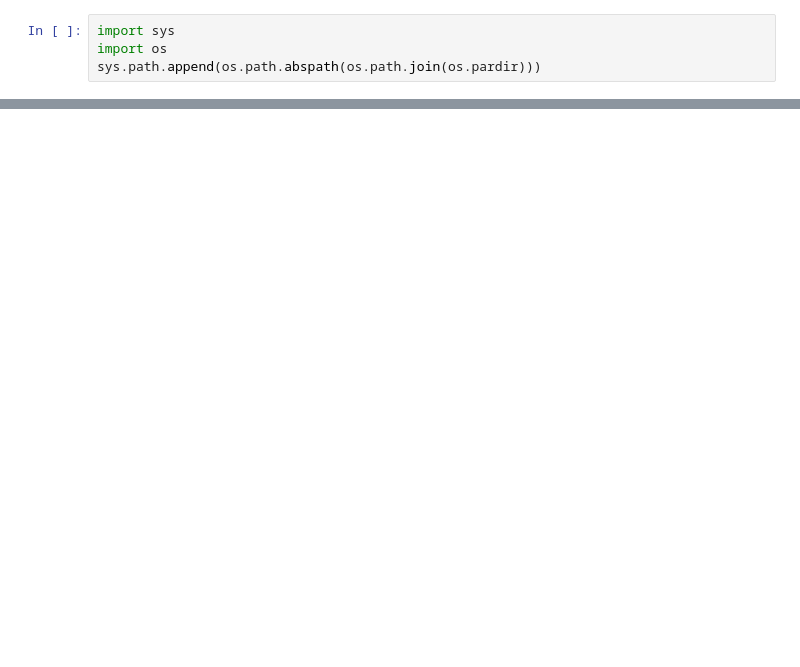
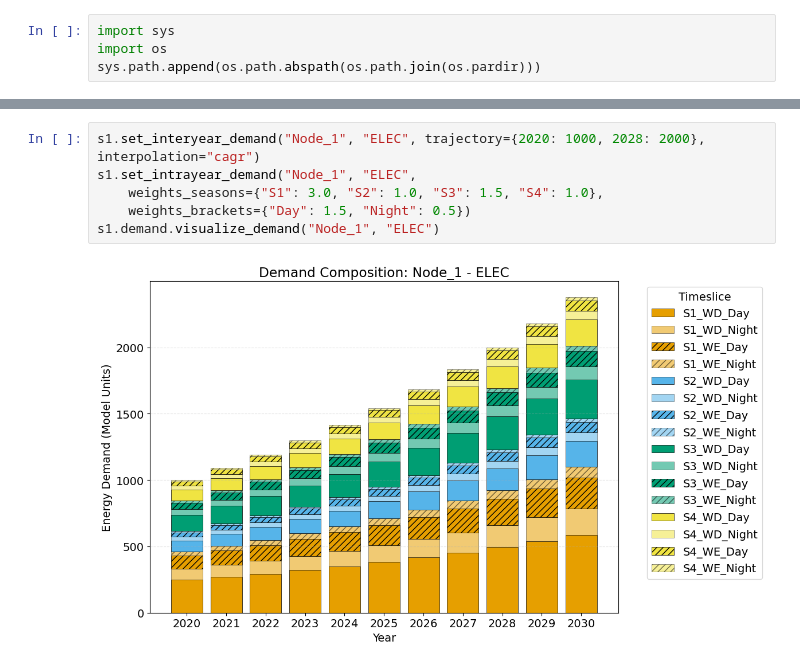
Before and after one commit to esemsc-as4623/pypsa-playground, a Jupyter notebook: notebooks/demo.time.ipynb, the cells around one changed output, grey strips where cells are left out. Saved outputs shown, nothing was run; the diff lists cells and outputs as text; blank space fills up the shorter version.

```diff
--- a/notebooks/demo.time.ipynb
+++ b/notebooks/demo.time.ipynb
@@ -138,3 +136,11 @@ Scenario 2 generated at: demo_output/Scenario_MaxComplexity
+# %%
+s1.set_interyear_demand("Node_1", "ELEC", trajectory={2020: 1000, 2028: 2000}, interpolation="cagr")
+s1.set_intrayear_demand("Node_1", "ELEC",
+    weights_seasons={"S1": 3.0, "S2": 1.0, "S3": 1.5, "S4": 1.0},
+    weights_brackets={"Day": 1.5, "Night": 0.5})
+s1.demand.visualize_demand("Node_1", "ELEC")
+# %% [output]
+[figure, added]
 # %%
 # ==========================================
 # LIST AND LOAD DEMONSTRATION
```
Also changed, not shown: parts of 5 cells of this notebook, 16 other files.
